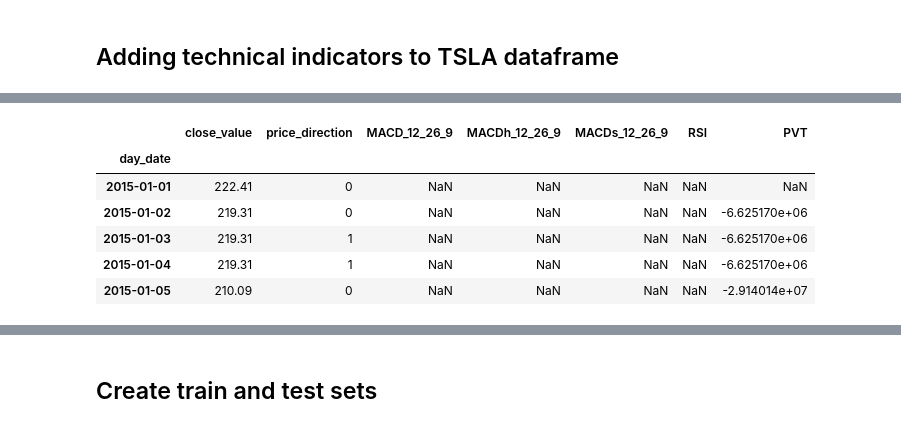
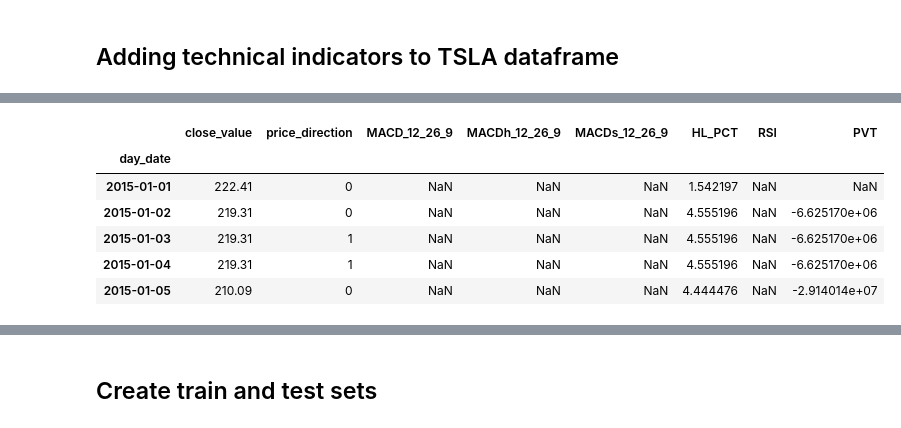
Before and after one commit to prastogi20/stockpredictor, a Jupyter notebook: Stock_direction_predictor_RF.ipynb, the cells around one changed output, grey strips where cells are left out. Saved outputs shown, nothing was run; the diff lists cells and outputs as text; code cells hidden in the pictures.

Commit message:
clean up code, added polarity score from SentimentAnalysis to df, update code in PrepareData

```diff
--- a/Stock_direction_predictor_RF.ipynb
+++ b/Stock_direction_predictor_RF.ipynb
@@ -20,0 +60,3 @@ df= df.loc['2015-01-01':]
+# %%
+df = tsla_stock_values_df.copy()
+df.head()
@@ -33,7 +83,20 @@ import pandas_ta as ta
 
 # Calculate MACD values using the pandas_ta library
 df.ta.macd(close='close_value', fast=12, slow=26, signal=9, append=True)
+
+# Calculate High-Low Percentage values using the pandas_ta library
+df['HL_PCT'] = (df['high_value'] - df['low_value']) / df['close_value'] * 100.0
+
+# Calculate RSI values using the pandas_ta library
+df['RSI'] = df.ta.rsi(close= 'close_value', length= 14, scalar= 100)
+
+# Calculate VPT values using the pandas_ta library
+df['PVT'] = df.ta.pvt(close= 'close_value',volume= 'volume',drift= 1)
+
+# Clean Nan
+df= df.dropna()
+
 # View result
-pd.set_option("display.max_columns", None)  # show all columns
-print(df)
+display(df.head())
+display(df.tail())
 # %% [output]
@@ -57,6 +116,0 @@ day_date
-# %%
-# Calculate RSI values using the pandas_ta library
-df['RSI'] = df.ta.rsi(close= 'close_value', length= 14, scalar= 100)
-# View result
-pd.set_option("display.max_columns", None)  # show all columns
-print(df)
@@ -81,6 +116,0 @@ day_date
-# %%
-# Calculate VPT values using the pandas_ta library
-df['PVT'] = df.ta.pvt(close= 'close_value',volume= 'volume',drift= 1)
-# View result
-pd.set_option("display.max_columns", None)  # show all columns
-print(df)
@@ -105,12 +117,12 @@ day_date
 # %%
-df=df.drop(['ticker_symbol','daily_return','volume','open_value','high_value','low_value'],
+df=df.drop(['daily_return','volume','open_value','high_value','low_value'],
            axis=1)
 df.head()
 # %% [output]
-|  | close_value | price_direction | MACD_12_26_9 | MACDh_12_26_9 | MACDs_12_26_9 | RSI | PVT |
-| day_date |  |  |  |  |  |  |  |
-| 2015-01-01 | 222.41 | 0 | NaN | NaN | NaN | NaN | NaN |
-| 2015-01-02 | 219.31 | 0 | NaN | NaN | NaN | NaN | -6.625170e+06 |
-| 2015-01-03 | 219.31 | 1 | NaN | NaN | NaN | NaN | -6.625170e+06 |
-| 2015-01-04 | 219.31 | 1 | NaN | NaN | NaN | NaN | -6.625170e+06 |
-| 2015-01-05 | 210.09 | 0 | NaN | NaN | NaN | NaN | -2.914014e+07 |
+|  | close_value | price_direction | MACD_12_26_9 | MACDh_12_26_9 | MACDs_12_26_9 | HL_PCT | RSI | PVT |
+| day_date |  |  |  |  |  |  |  |  |
+| 2015-01-01 | 222.41 | 0 | NaN | NaN | NaN | 1.542197 | NaN | NaN |
+| 2015-01-02 | 219.31 | 0 | NaN | NaN | NaN | 4.555196 | NaN | -6.625170e+06 |
+| 2015-01-03 | 219.31 | 1 | NaN | NaN | NaN | 4.555196 | NaN | -6.625170e+06 |
+| 2015-01-04 | 219.31 | 1 | NaN | NaN | NaN | 4.555196 | NaN | -6.625170e+06 |
+| 2015-01-05 | 210.09 | 0 | NaN | NaN | NaN | 4.444476 | NaN | -2.914014e+07 |
```
Also changed, not shown: parts of 26 cells of this notebook, 1 other file.
